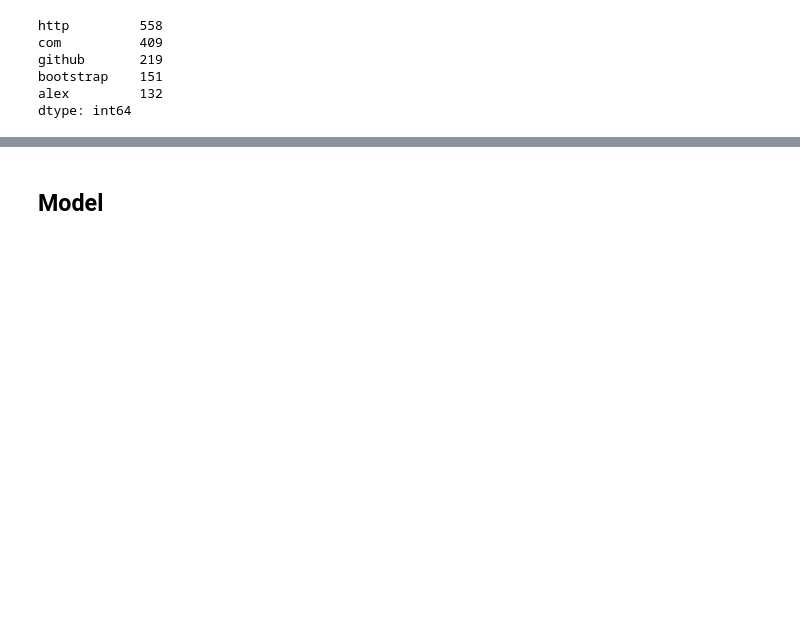
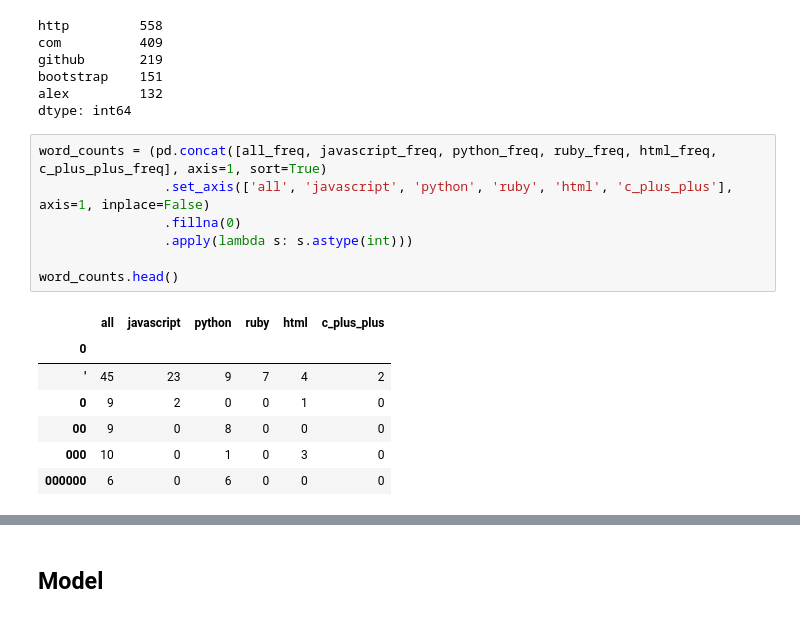
Before and after one commit to NLP-404-Not-Found/nlp-project, a Jupyter notebook: kwames_sketchbook.ipynb, the cells around one changed output, grey strips where cells are left out. Drawn from its saved outputs; the diff is of its cells as text; blank space fills up the shorter version.

```diff
--- a/kwames_sketchbook.ipynb
+++ b/kwames_sketchbook.ipynb
@@ -226,3 +226,18 @@ github       219
 bootstrap    151
 alex         132
 dtype: int64
+# %%
+word_counts = (pd.concat([all_freq, javascript_freq, python_freq, ruby_freq, html_freq, c_plus_plus_freq], axis=1, sort=True)
+                .set_axis(['all', 'javascript', 'python', 'ruby', 'html', 'c_plus_plus'], axis=1, inplace=False)
+                .fillna(0)
+                .apply(lambda s: s.astype(int)))
+
+word_counts.head()
+# %% [output]
+|  | all | javascript | python | ruby | html | c_plus_plus |
+| 0 |  |  |  |  |  |  |
+| ' | 45 | 23 | 9 | 7 | 4 | 2 |
+| 0 | 9 | 2 | 0 | 0 | 1 | 0 |
+| 00 | 9 | 0 | 8 | 0 | 0 | 0 |
+| 000 | 10 | 0 | 1 | 0 | 3 | 0 |
+| 000000 | 6 | 0 | 6 | 0 | 0 | 0 |
```
Also changed, not shown: parts of 4 cells of this notebook.
